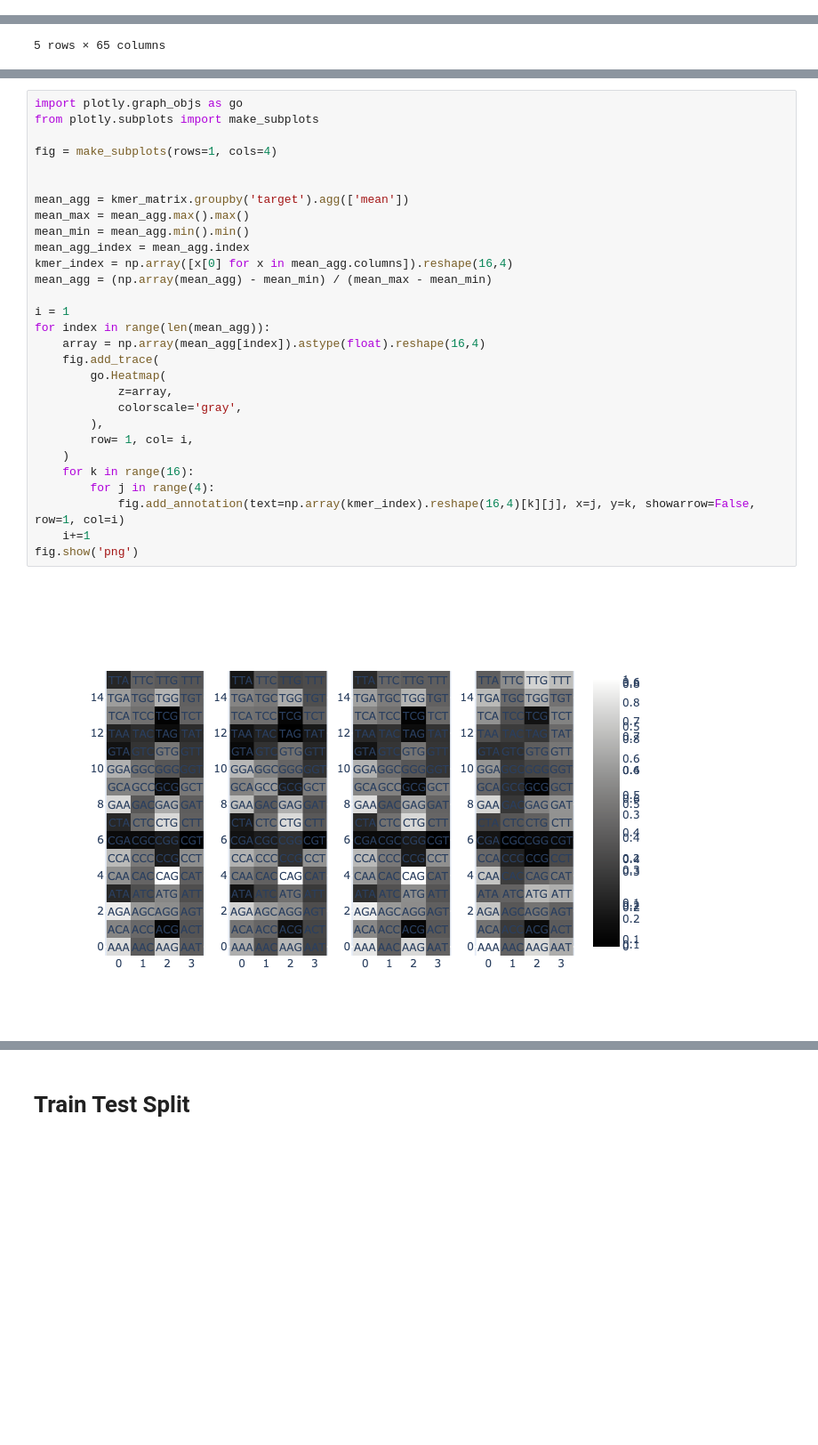
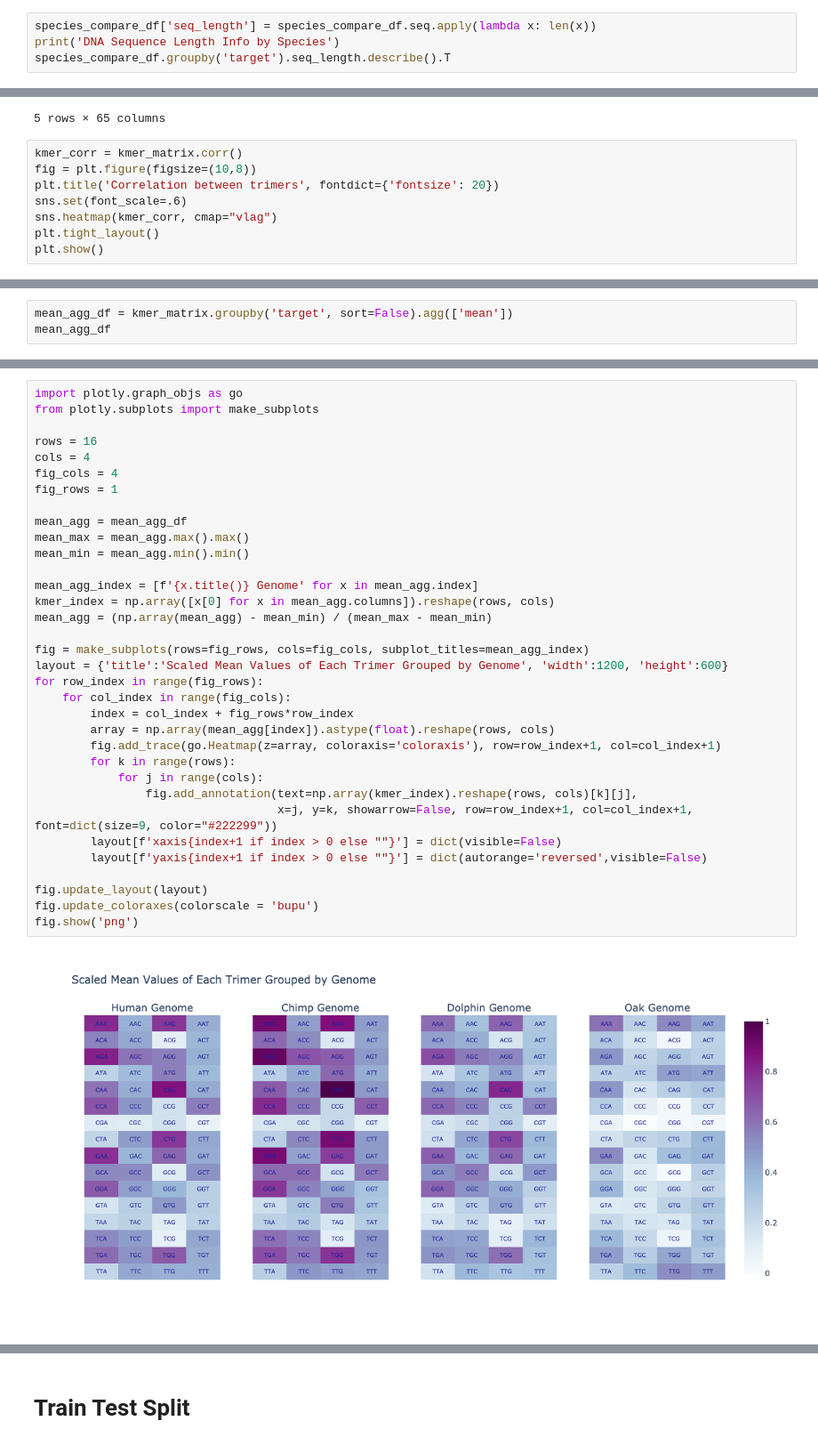
Before and after one commit to harryminds/DNA-Sequence-Classification, a Jupyter notebook: DNA Sequence Classification.ipynb, the cells around one changed output, grey strips where cells are left out. Shown: that part at 89% size. Drawn from its saved outputs; the diff is of its cells as text; blank space fills up the shorter version.

```diff
--- a/DNA Sequence Classification.ipynb
+++ b/DNA Sequence Classification.ipynb
@@ -192,0 +226,4 @@ class KMerTransformer(TransformerMixin, BaseEstimator):
+# %%
+species_compare_df['seq_length'] = species_compare_df.seq.apply(lambda x: len(x))
+print('DNA Sequence Length Info by Species')
+species_compare_df.groupby('target').seq_length.describe().T
@@ -205,3 +258,11 @@ kmer_matrix.head()
 | 3 | 8 | 30 | 15 | 4 | 44 | 34 | 13 | 15 | 64 | 30 | ... | ... |
 | 4 | 7 | 5 | 12 | 10 | 17 | 10 | 3 | 22 | 15 | 14 | ... | ... |
 5 rows × 65 columns
+# %%
+kmer_corr = kmer_matrix.corr()
+fig = plt.figure(figsize=(10,8))
+plt.title('Correlation between trimers', fontdict={'fontsize': 20})
+sns.set(font_scale=.6)
+sns.heatmap(kmer_corr, cmap="vlag")
+plt.tight_layout()
+plt.show()
@@ -207,0 +275,3 @@ kmer_matrix.head()
+# %%
+mean_agg_df = kmer_matrix.groupby('target', sort=False).agg(['mean'])
+mean_agg_df
@@ -208,31 +287,36 @@ kmer_matrix.head()
 # %%
 import plotly.graph_objs as go
 from plotly.subplots import make_subplots
 
-fig = make_subplots(rows=1, cols=4)
+rows = 16
+cols = 4
+fig_cols = 4
+fig_rows = 1
 
-
-mean_agg = kmer_matrix.groupby('target').agg(['mean'])
+mean_agg = mean_agg_df
 mean_max = mean_agg.max().max()
 mean_min = mean_agg.min().min()
-mean_agg_index = mean_agg.index
-kmer_index = np.array([x[0] for x in mean_agg.columns]).reshape(16,4)
+
+mean_agg_index = [f'{x.title()} Genome' for x in mean_agg.index]
+kmer_index = np.array([x[0] for x in mean_agg.columns]).reshape(rows, cols)
 mean_agg = (np.array(mean_agg) - mean_min) / (mean_max - mean_min)
 
-i = 1
-for index in range(len(mean_agg)):
-    array = np.array(mean_agg[index]).astype(float).reshape(16,4)
-    fig.add_trace(
-        go.Heatmap(
-            z=array,
-            colorscale='gray',
-        ),
-        row= 1, col= i,
-    )
-    for k in range(16):
-        for j in range(4):
-            fig.add_annotation(text=np.array(kmer_index).reshape(16,4)[k][j], x=j, y=k, showarrow=False, row=1, col=i)
-    i+=1
+fig = make_subplots(rows=fig_rows, cols=fig_cols, subplot_titles=mean_agg_index)
+layout = {'title':'Scaled Mean Values of Each Trimer Grouped by Genome', 'width':1200, 'height':600}
+for row_index in range(fig_rows):
+    for col_index in range(fig_cols):
+        index = col_index + fig_rows*row_index
+        array = np.array(mean_agg[index]).astype(float).reshape(rows, cols)
+        fig.add_trace(go.Heatmap(z=array, coloraxis='coloraxis'), row=row_index+1, col=col_index+1)
+        for k in range(rows):
+            for j in range(cols):
+                fig.add_annotation(text=np.array(kmer_index).reshape(rows, cols)[k][j],
+                                   x=j, y=k, showarrow=False, row=row_index+1, col=col_index+1, font=dict(size=9, color="#222299"))
+        layout[f'xaxis{index+1 if index > 0 else ""}'] = dict(visible=False)
+        layout[f'yaxis{index+1 if index > 0 else ""}'] = dict(autorange='reversed',visible=False)
+
+fig.update_layout(layout)
+fig.update_coloraxes(colorscale = 'bupu')
 fig.show('png')
 # %% [output]
-[figure, old version]
+[figure, new version]
```
Also changed, not shown: parts of 21 cells of this notebook.
